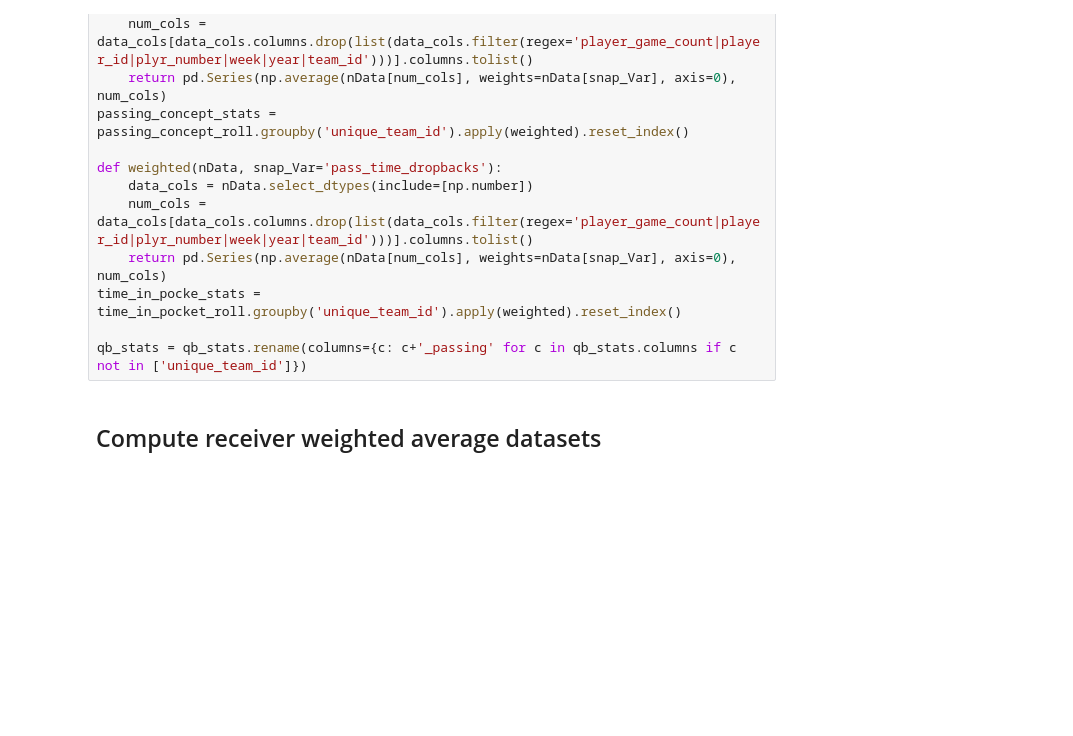
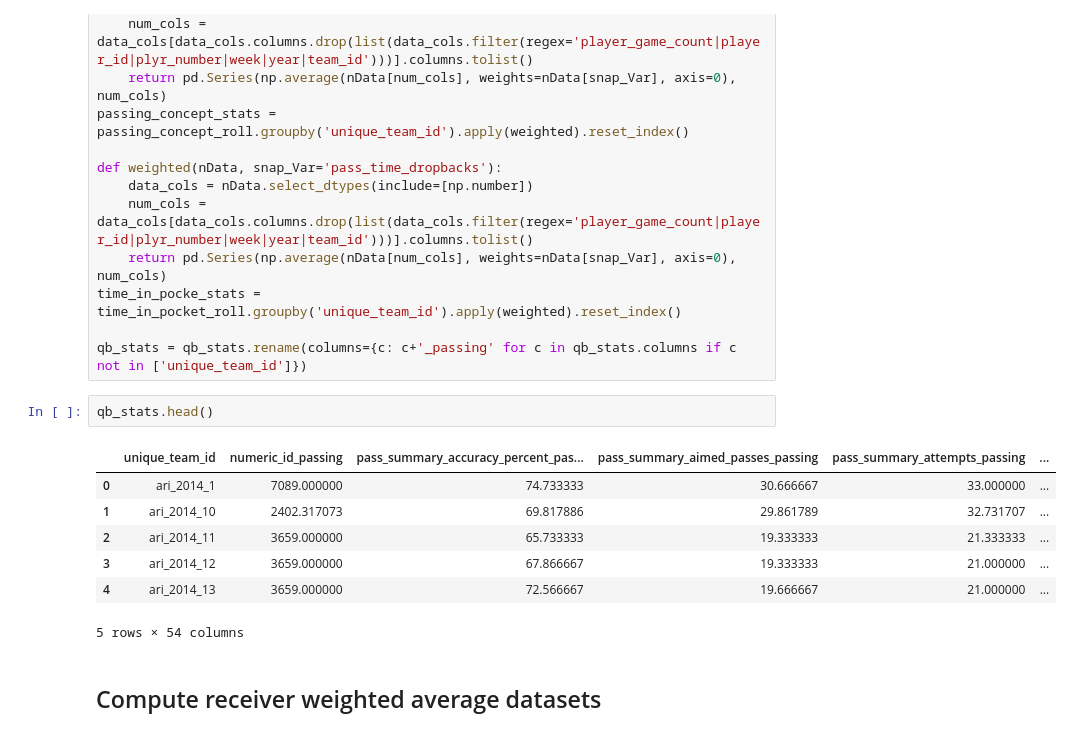
Before and after one commit to ajakks/nfl_models, a Jupyter notebook: create_modeling_data_2022.ipynb, the cells around one changed output. Drawn from its saved outputs; the diff is of its cells as text; blank space fills up the shorter version.

```diff
--- a/create_modeling_data_2022.ipynb
+++ b/create_modeling_data_2022.ipynb
@@ -1315,6 +1315,16 @@ def weighted(nData, snap_Var='pass_time_dropbacks'):
 time_in_pocke_stats = time_in_pocket_roll.groupby('unique_team_id').apply(weighted).reset_index()
 
 qb_stats = qb_stats.rename(columns={c: c+'_passing' for c in qb_stats.columns if c not in ['unique_team_id']})
+# %%
+qb_stats.head()
+# %% [output]
+|  | unique_team_id | numeric_id_passing | pass_summary_accuracy_percent_pas... | pass_summary_aimed_passes_passing | pass_summary_attempts_passing | ... |
+| 0 | ari_2014_1 | 7089.000000 | 74.733333 | 30.666667 | 33.000000 | ... |
+| 1 | ari_2014_10 | 2402.317073 | 69.817886 | 29.861789 | 32.731707 | ... |
+| 2 | ari_2014_11 | 3659.000000 | 65.733333 | 19.333333 | 21.333333 | ... |
+| 3 | ari_2014_12 | 3659.000000 | 67.866667 | 19.333333 | 21.000000 | ... |
+| 4 | ari_2014_13 | 3659.000000 | 72.566667 | 19.666667 | 21.000000 | ... |
+5 rows × 54 columns
 # %% [markdown]
 ## Compute receiver weighted average datasets
 # %%
```
Also changed, not shown: parts of 12 cells of this notebook.
